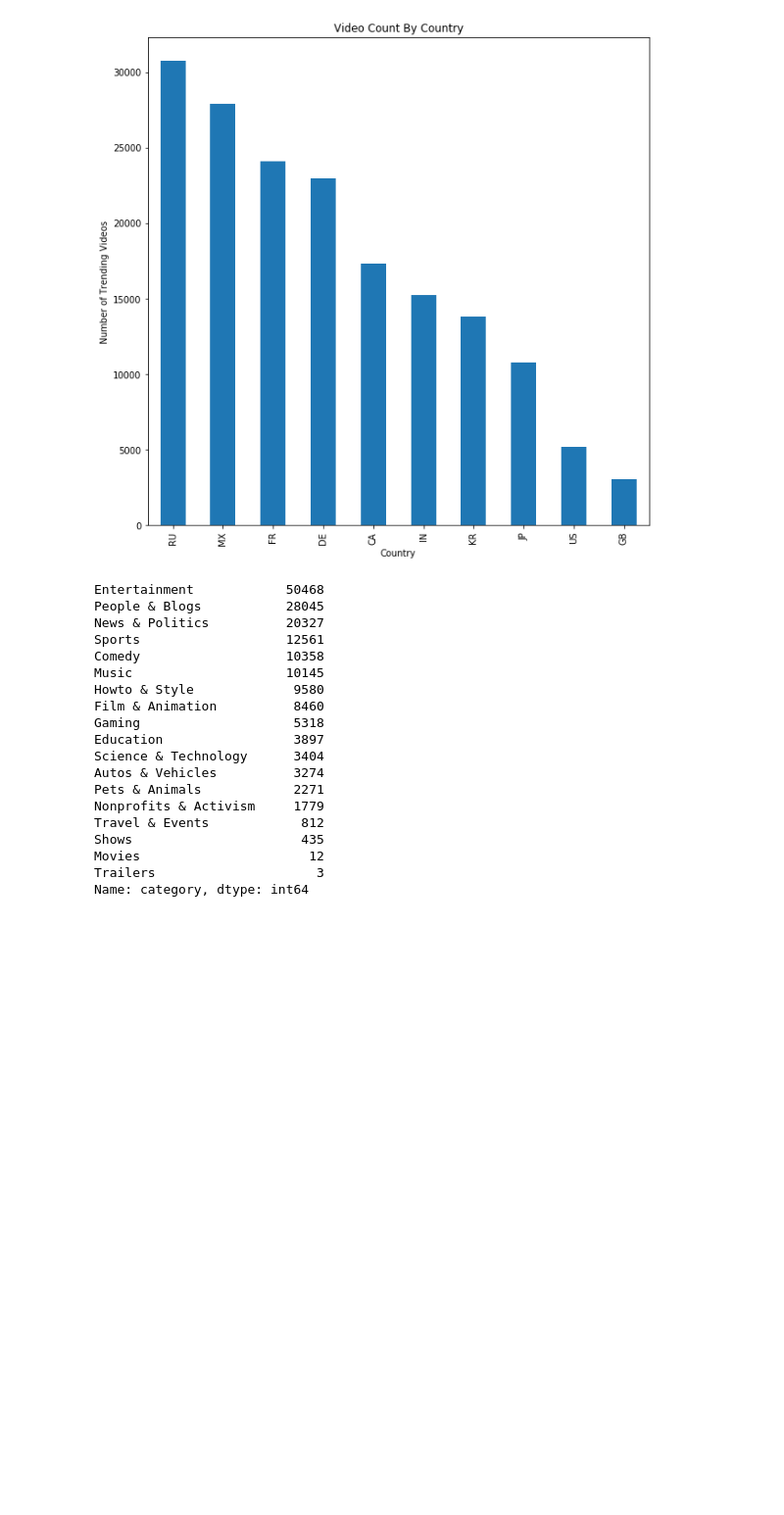
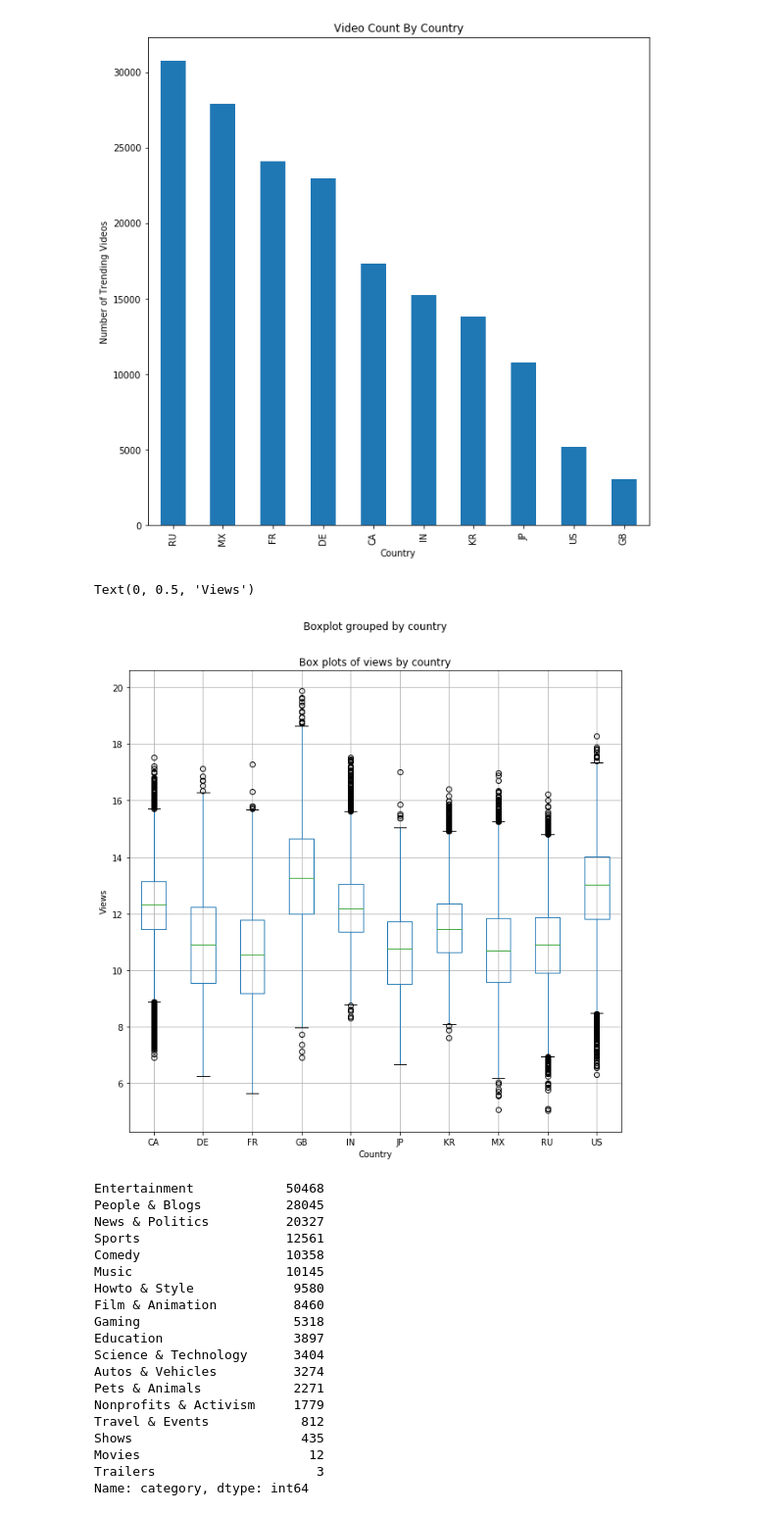
Before and after one commit to rachelleperez/Youtube-Trending, a Jupyter notebook: YoutubeTrendingVideos.ipynb, the cells around one changed output. Shown: that part at 98% size. Drawn from its saved outputs; the diff is of its cells as text; code cells hidden in the pictures; blank space fills up the shorter version.

Commit message:
New columns added: log views, log comment count, log dislikes, log likes

```diff
--- a/YoutubeTrendingVideos.ipynb
+++ b/YoutubeTrendingVideos.ipynb
@@ -113,9 +113,9 @@ df_all_timestamps.head()
 def stringify(row):
     return str(row['publish_date']) + ' ' + str(row['publish_time'])
 
-df_all_timestamps.loc[:,'string_date_time'] = \df_all_timestamps.apply(stringify, axis=1)
+df_all_timestamps.loc[:,'string_date_time'] = df_all_timestamps.apply(stringify, axis=1)
 
-df_all_timestamps.loc[:,'publish_timestamp'] = \pd.to_datetime(df_all_timestamps['string_date_time'], infer_datetime_format=True, errors='coerce')
+df_all_timestamps.loc[:,'publish_timestamp'] = pd.to_datetime(df_all_timestamps['string_date_time'], infer_datetime_format=True, errors='coerce')
 
 df_all_timestamps = df_all_timestamps.drop('string_date_time', axis=1)
 
@@ -123,5 +123,5 @@ df_all_timestamps = df_all_timestamps.drop('string_date_time', axis=1)
 #that is a datetime object
 
 df.loc[:,'string_date_time'] = df.apply(stringify, axis=1)
-df.loc[:,'publish_timestamp'] = \pd.to_datetime(df['string_date_time'], infer_datetime_format=True, errors='coerce')
+df.loc[:,'publish_timestamp'] = pd.to_datetime(df['string_date_time'], infer_datetime_format=True, errors='coerce')
 df = df.drop('string_date_time', axis=1)
@@ -185,6 +201,16 @@ ax.set_ylabel('Number of Trending Videos')# Set text for y axis
 # %% [output]
 Text(0, 0.5, 'Number of Trending Videos')
 [figure]
+# %%
+fig = plt.figure(figsize=(10,10))
+ax = fig.gca()
+df[['log_views','country']].boxplot(by = 'country', ax = ax)
+ax.set_title('Box plots of views by country')
+ax.set_xlabel('Country')
+ax.set_ylabel('Views')
+# %% [output]
+Text(0, 0.5, 'Views')
+[figure, added]
 # %%
 category_count = df['category'].value_counts()
 print(category_count)
```
Also changed, not shown: parts of 3 cells of this notebook.
